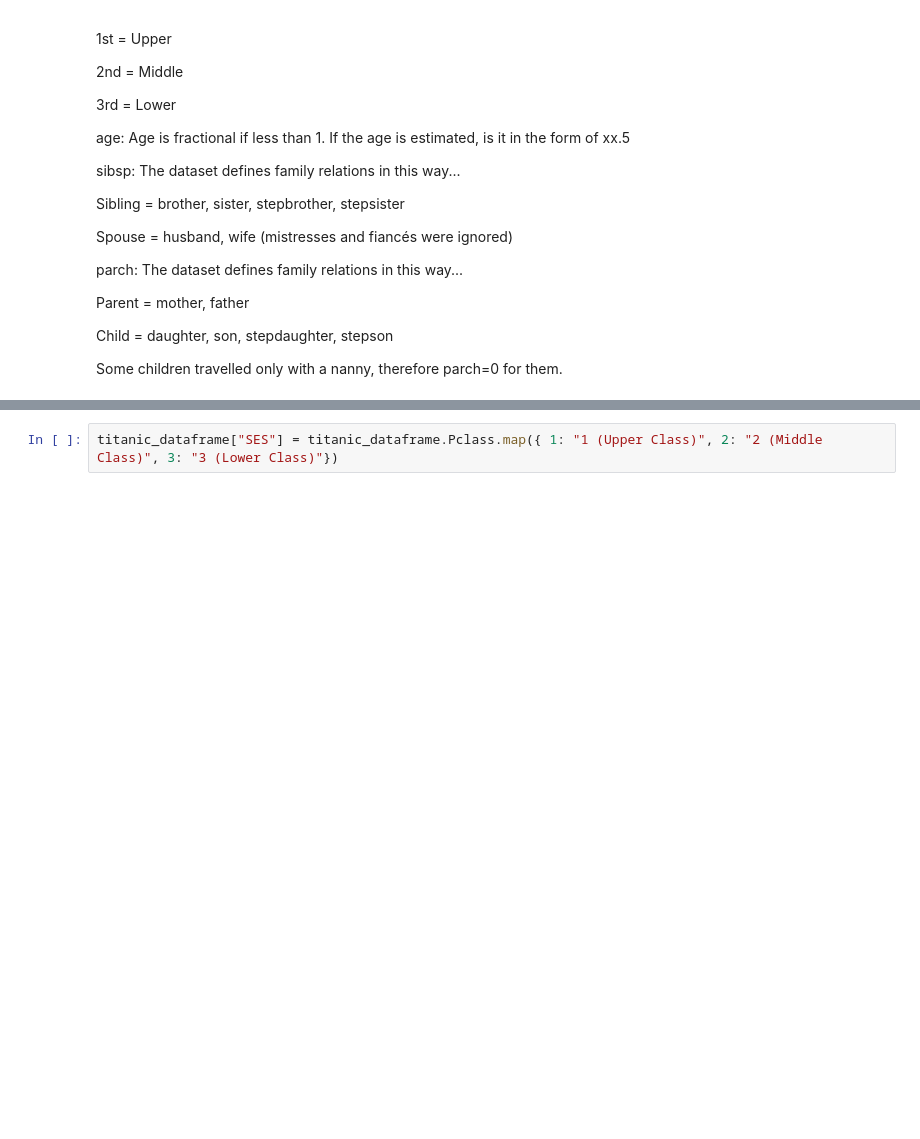
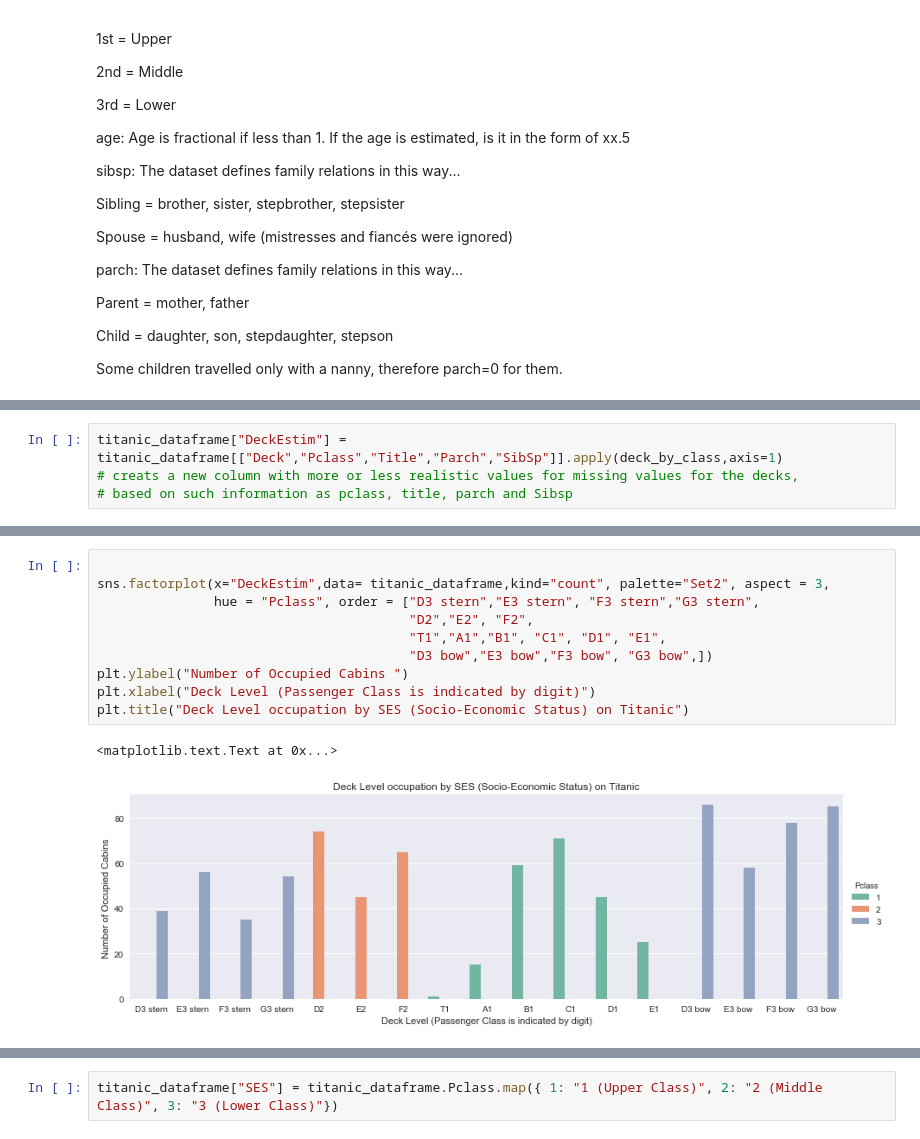
Before and after one commit to YuliyaKoldayeva/Titanic_data_analysis, a Jupyter notebook: Titanic_Final_Project_IPND_by_Yuliya.ipynb, the cells around one changed output, grey strips where cells are left out. Saved outputs shown, nothing was run; the diff lists cells and outputs as text; blank space fills up the shorter version.

```diff
--- a/Titanic_Final_Project_IPND_by_Yuliya.ipynb
+++ b/Titanic_Final_Project_IPND_by_Yuliya.ipynb
@@ -162,0 +933,4 @@ titanic_original_dataframe.head() # Print the head of the original data to see w
+# %%
+titanic_dataframe["DeckEstim"] = titanic_dataframe[["Deck","Pclass","Title","Parch","SibSp"]].apply(deck_by_class,axis=1)
+# creats a new column with more or less realistic values for missing values for the decks,
+# based on such information as pclass, title, parch and Sibsp
@@ -162,0 +965,13 @@ titanic_original_dataframe.head() # Print the head of the original data to see w
+# %%
+
+sns.factorplot(x="DeckEstim",data= titanic_dataframe,kind="count", palette="Set2", aspect = 3,
+               hue = "Pclass", order = ["D3 stern","E3 stern", "F3 stern","G3 stern",
+                                        "D2","E2", "F2",
+                                        "T1","A1","B1", "C1", "D1", "E1",
+                                        "D3 bow","E3 bow","F3 bow", "G3 bow",])
+plt.ylabel("Number of Occupied Cabins ")
+plt.xlabel("Deck Level (Passenger Class is indicated by digit)")
+plt.title("Deck Level occupation by SES (Socio-Economic Status) on Titanic")
+# %% [output]
+<matplotlib.text.Text at 0x...>
+[figure, added]
```
Also changed, not shown: parts of 170 cells of this notebook, 1 other file.
